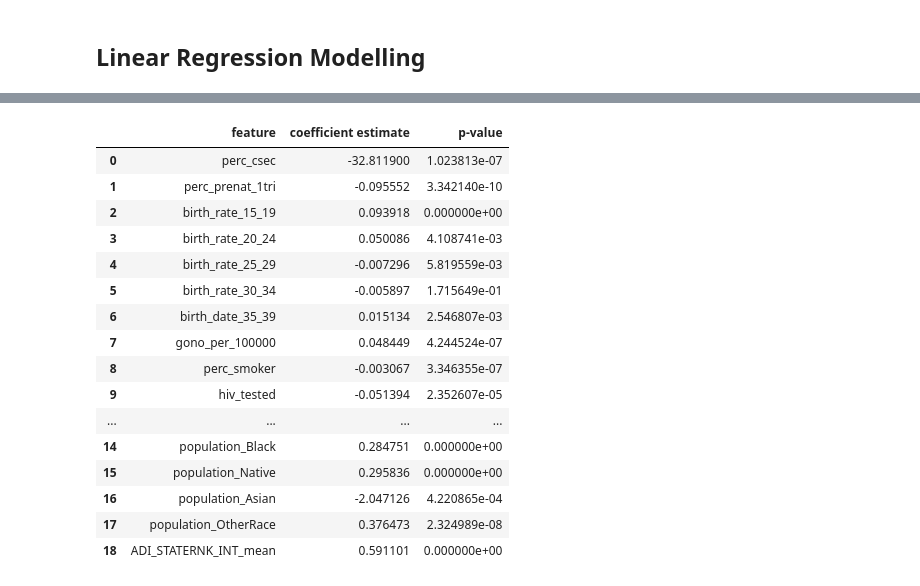
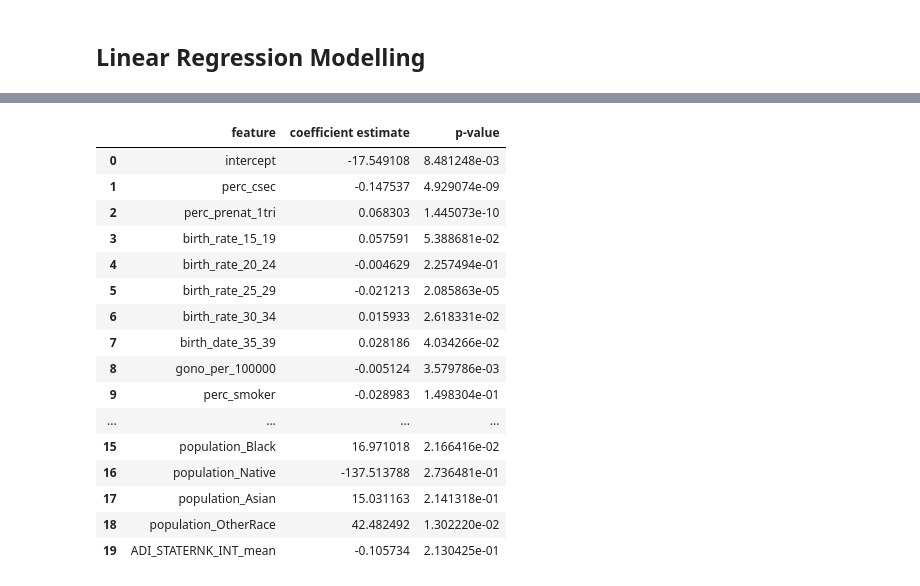
Before and after one commit to cleung-2/dabp_final, a Jupyter notebook: LinearRegression.ipynb, the cells around one changed output, grey strips where cells are left out. Drawn from its saved outputs; the diff is of its cells as text; code cells hidden in the pictures.

```diff
--- a/LinearRegression.ipynb
+++ b/LinearRegression.ipynb
@@ -332,36 +346,37 @@ NameError: name 'stats' is not defined
 # %%
 lm = LinearRegression()
 lm.fit(X_train_fs, y_train)
 y_pred = lm.predict(X_test_fs)
 
 coefs = []
 coefs.append(lm.intercept_)
 feature_names = ['intercept']
 for col in X_train_fs.columns:
     feature_names.append(col)
 for coef in lm.coef_:
     coefs.append(coef)
 
 results = pd.DataFrame(zip(feature_names, coefs, stats.coef_pval(lm, X_train_fs, y_train)), columns = ['feature', 'coefficient estimate', 'p-value'])
-results.to_csv('regression_results.csv')
+results
+#results.to_csv('regression_results.csv')
 # %% [output]
 |  | feature | coefficient estimate | p-value |
-| 0 | perc_csec | -32.811900 | 1.023813e-07 |
-| 1 | perc_prenat_1tri | -0.095552 | 3.342140e-10 |
-| 2 | birth_rate_15_19 | 0.093918 | 0.000000e+00 |
-| 3 | birth_rate_20_24 | 0.050086 | 4.108741e-03 |
-| 4 | birth_rate_25_29 | -0.007296 | 5.819559e-03 |
-| 5 | birth_rate_30_34 | -0.005897 | 1.715649e-01 |
-| 6 | birth_date_35_39 | 0.015134 | 2.546807e-03 |
-| 7 | gono_per_100000 | 0.048449 | 4.244524e-07 |
-| 8 | perc_smoker | -0.003067 | 3.346355e-07 |
-| 9 | hiv_tested | -0.051394 | 2.352607e-05 |
+| 0 | intercept | -17.549108 | 8.481248e-03 |
+| 1 | perc_csec | -0.147537 | 4.929074e-09 |
+| 2 | perc_prenat_1tri | 0.068303 | 1.445073e-10 |
+| 3 | birth_rate_15_19 | 0.057591 | 5.388681e-02 |
+| 4 | birth_rate_20_24 | -0.004629 | 2.257494e-01 |
+| 5 | birth_rate_25_29 | -0.021213 | 2.085863e-05 |
+| 6 | birth_rate_30_34 | 0.015933 | 2.618331e-02 |
+| 7 | birth_date_35_39 | 0.028186 | 4.034266e-02 |
+| 8 | gono_per_100000 | -0.005124 | 3.579786e-03 |
+| 9 | perc_smoker | -0.028983 | 1.498304e-01 |
 | ... | ... | ... | ... |
-| 14 | population_Black | 0.284751 | 0.000000e+00 |
-| 15 | population_Native | 0.295836 | 0.000000e+00 |
-| 16 | population_Asian | -2.047126 | 4.220865e-04 |
-| 17 | population_OtherRace | 0.376473 | 2.324989e-08 |
-| 18 | ADI_STATERNK_INT_mean | 0.591101 | 0.000000e+00 |
+| 15 | population_Black | 16.971018 | 2.166416e-02 |
+| 16 | population_Native | -137.513788 | 2.736481e-01 |
+| 17 | population_Asian | 15.031163 | 2.141318e-01 |
+| 18 | population_OtherRace | 42.482492 | 1.302220e-02 |
+| 19 | ADI_STATERNK_INT_mean | -0.105734 | 2.130425e-01 |
 # %%
 lm = LinearRegression()
 lm.fit(X_train_corr, y_train)
```
Also changed, not shown: parts of 15 cells of this notebook.
